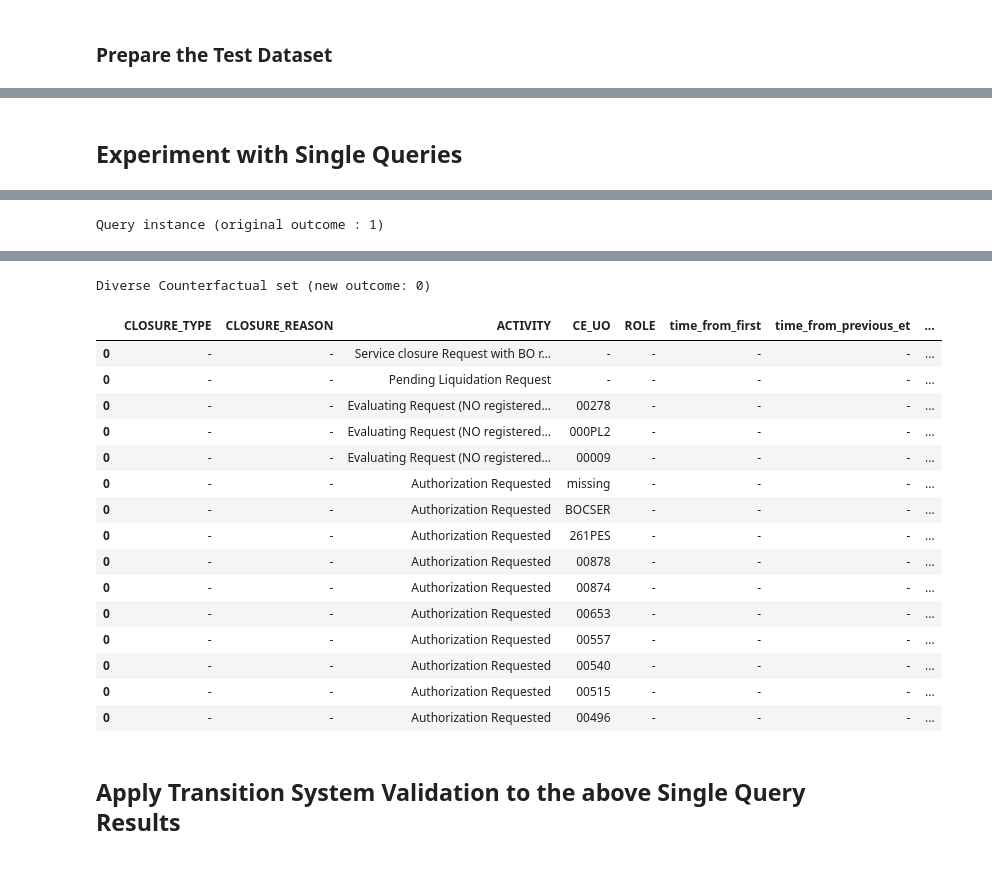
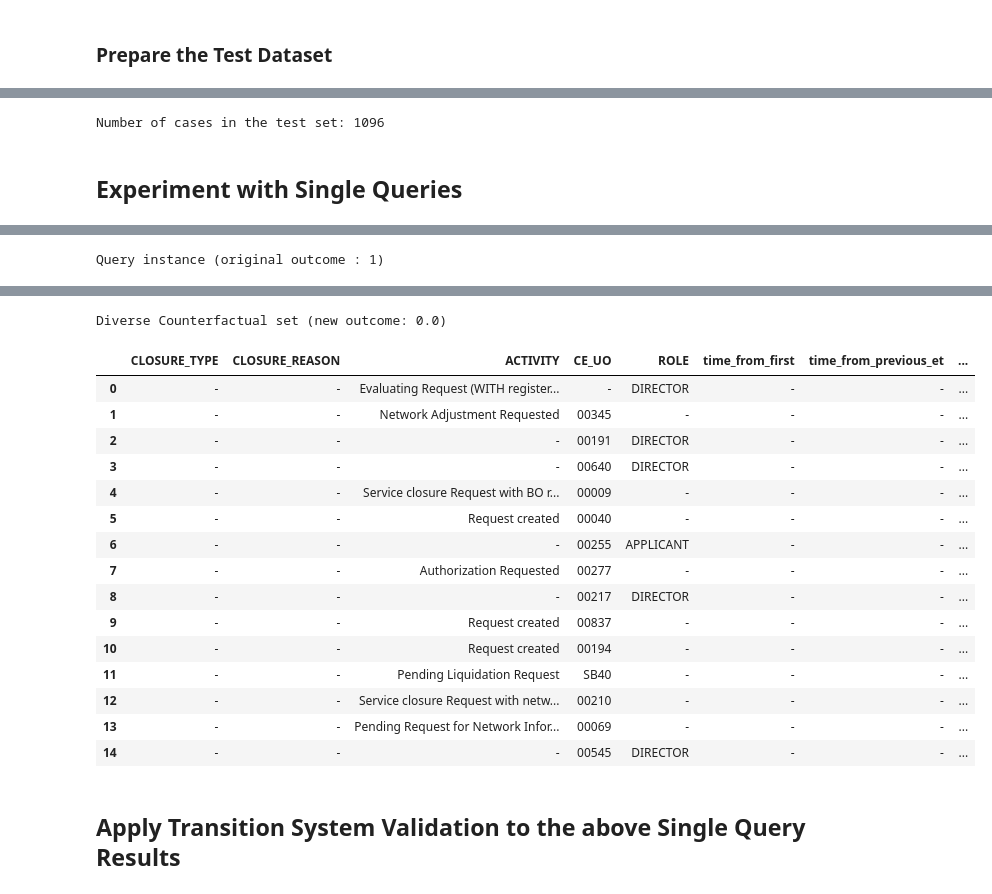
Before and after one commit to herozero777/explainable-prescriptive-analytics, a Jupyter notebook: src/03_DiCE_kpi-activity-occurrence.ipynb, the cells around one changed output, grey strips where cells are left out. Drawn from its saved outputs; the diff is of its cells as text; code cells hidden in the pictures.

```diff
--- a/src/03_DiCE_kpi-activity-occurrence.ipynb
+++ b/src/03_DiCE_kpi-activity-occurrence.ipynb
@@ -52,8 +50,8 @@ SECONDS_TO_DAYS = 60 * 60 * 24
 WINDOW_SIZE = 3
 REDUCED_KPI_TIME = 90
 TOTAL_CFS = 15                        # Number of CFs DiCE algorithm should produce
-TRAIN_DATA_SIZE = 170_335             # 170_335
-DICE_METHOD = "genetic"
+TRAIN_DATA_SIZE = 17_335             # 170_335
+DICE_METHOD = "random"
 RESULTS_FILE_PATH_N_NAME = "experiment_results/random-a01.csv"
 # ToDo store the model configurations in the pkl file as well and retrieve them from here
 proximity_weight = 0.2
@@ -218,3 +98,13 @@ Number of cases in the test set: 1096
+# %%
+# === Unpickle the Standard test-set. To standardize the test across different parameters.
+test_cases = get_test_cases(None, None, load_dataset=True, path_and_filename=os.path.join(data_dir, test_pickle_dataset_file))
+print(f"Number of cases in the test set: {len(test_cases):,}")
+
+# # === Pickle dataset for comparison of different methods
+# with open(os.path.join(data_dir, test_pickle_dataset_file), 'wb') as file:
+#     pickle.dump(test_cases, file)
+# %% [output]
+Number of cases in the test set: 1096
 # %%
 # ### Features that can vary
 # option 1:
@@ -224,20 +114,8 @@ cols_to_vary = ["ACTIVITY", "CE_UO", "ROLE"]
 
 outcome_name = "Back-Office Adjustment Requested"
 
-def prepare_df_for_ml(df, outcome_name, columns_to_remove=None) -> tuple[pd.DataFrame, pd.DataFrame]:
-    """
-    :param str outcome_name: name of the target column.
-    """
-    # Before training for ml we need to remove columns that can are not needed for ML model.
-    if columns_to_remove is None:
-        columns_to_remove = ["Change_Date+Time", "time_remaining"]
-    df = df.drop([case_id_name], axis="columns")
-    df = df.drop(columns_to_remove, axis="columns")
-    X = df.drop([outcome_name], axis=1)
-    y = df[outcome_name]
-    return X, y
+X_train, y_train = prepare_df_for_ml(df_train, case_id_name, outcome_name, columns_to_remove=["START_DATE", "END_DATE", "time_remaining"])
 
-X_train, y_train = prepare_df_for_ml(df_train, outcome_name, columns_to_remove=["START_DATE", "END_DATE", "time_remaining"])
 # X_test, y_test = prepare_df_for_ml(df_test, outcome_name)
 
 continuous_features = ["time_from_first", "time_from_previous_et", "time_from_midnight", "activity_duration", '# ACTIVITY=Service closure Request with network responsibility',
@@ -267,14 +145,14 @@ clf = Pipeline(steps=[('preprocessor', transformations),
 model = clf.fit(X_train, y_train)
 
 # ## Create DiCE model
-d_iris = dice_ml.Data(dataframe=pd.concat([X_train, y_train], axis="columns"),
+data_model = dice_ml.Data(dataframe=pd.concat([X_train, y_train], axis="columns"),
                       continuous_features=continuous_features,
                       outcome_name=outcome_name)
 
 # We provide the type of model as a parameter (model_type)
-m_iris = dice_ml.Model(model=model, backend="sklearn", model_type='classifier')
+ml_backend = dice_ml.Model(model=model, backend="sklearn", model_type='classifier')
 method = DICE_METHOD  # genetic, kdtree, random
-exp_genetic_iris = Dice(d_iris, m_iris, method=method)  # Categorical features do not support features_weights argument in generate_counterfactuals()
+explainer = Dice(data_model, ml_backend, method=method)  # Categorical features do not support features_weights argument in generate_counterfactuals()
 # exp_genetic_iris = Dice(d_iris, m_iris, method="kdtree")
 # %% [markdown]
 ## Experiment with Single Queries
@@ -299,37 +177,37 @@ df_train[sidx: eidx][[ "REQUEST_ID", "CLOSURE_TYPE", "CLOSURE_REASON", "ACTIVITY
 # %%
 sidx = 619
 eidx = 620
 
 query_instances = X_train[sidx: eidx]
-cfe = exp_genetic_iris.generate_counterfactuals(query_instances, total_CFs=15, desired_class="opposite", features_to_vary=cols_to_vary,
+cfe = explainer.generate_counterfactuals(query_instances, total_CFs=15, desired_class="opposite", features_to_vary=cols_to_vary,
                                                 permitted_range = {"ACTIVITY": ['Service closure Request with network responsibility',
                                                                             'Service closure Request with BO responsibility',
                                                                             'Pending Request for Reservation Closure', 'Pending Liquidation Request',
                                                                             'Request created','Authorization Requested', 'Evaluating Request (NO registered letter)',
                                                                             'Network Adjustment Requested', 'Evaluating Request (WITH registered letter)',
                                                                             'Pending Request for Network Information']})  # 'Back-Office Adjustment Requested'
 
 cfe.visualize_as_dataframe(show_only_changes=True)
 # %% [output]
 Query instance (original outcome : 1)
 |  | CLOSURE_TYPE | CLOSURE_REASON | ACTIVITY | CE_UO | ROLE | time_from_first | time_from_previous_et | ... |
 | 0 | Client Recess | 1 - Client lost | Pending Request for Reservation C... | BOC | BACK-OFFICE | 26354849 | 810 | ... |
-Diverse Counterfactual set (new outcome: 0)
+Diverse Counterfactual set (new outcome: 0.0)
 |  | CLOSURE_TYPE | CLOSURE_REASON | ACTIVITY | CE_UO | ROLE | time_from_first | time_from_previous_et | ... |
-| 0 | - | - | Service closure Request with BO r... | - | - | - | - | ... |
-| 0 | - | - | Pending Liquidation Request | - | - | - | - | ... |
-| 0 | - | - | Evaluating Request (NO registered... | 00278 | - | - | - | ... |
-| 0 | - | - | Evaluating Request (NO registered... | 000PL2 | - | - | - | ... |
-| 0 | - | - | Evaluating Request (NO registered... | 00009 | - | - | - | ... |
-| 0 | - | - | Authorization Requested | missing | - | - | - | ... |
-| 0 | - | - | Authorization Requested | BOCSER | - | - | - | ... |
-| 0 | - | - | Authorization Requested | 261PES | - | - | - | ... |
-| 0 | - | - | Authorization Requested | 00878 | - | - | - | ... |
-| 0 | - | - | Authorization Requested | 00874 | - | - | - | ... |
-| 0 | - | - | Authorization Requested | 00653 | - | - | - | ... |
-| 0 | - | - | Authorization Requested | 00557 | - | - | - | ... |
-| 0 | - | - | Authorization Requested | 00540 | - | - | - | ... |
-| 0 | - | - | Authorization Requested | 00515 | - | - | - | ... |
-| 0 | - | - | Authorization Requested | 00496 | - | - | - | ... |
+| 0 | - | - | Evaluating Request (WITH register... | - | DIRECTOR | - | - | ... |
+| 1 | - | - | Network Adjustment Requested | 00345 | - | - | - | ... |
+| 2 | - | - | - | 00191 | DIRECTOR | - | - | ... |
+| 3 | - | - | - | 00640 | DIRECTOR | - | - | ... |
+| 4 | - | - | Service closure Request with BO r... | 00009 | - | - | - | ... |
+| 5 | - | - | Request created | 00040 | - | - | - | ... |
+| 6 | - | - | - | 00255 | APPLICANT | - | - | ... |
+| 7 | - | - | Authorization Requested | 00277 | - | - | - | ... |
+| 8 | - | - | - | 00217 | DIRECTOR | - | - | ... |
+| 9 | - | - | Request created | 00837 | - | - | - | ... |
+| 10 | - | - | Request created | 00194 | - | - | - | ... |
+| 11 | - | - | Pending Liquidation Request | SB40 | - | - | - | ... |
+| 12 | - | - | Service closure Request with netw... | 00210 | - | - | - | ... |
+| 13 | - | - | Pending Request for Network Infor... | 00069 | - | - | - | ... |
+| 14 | - | - | - | 00545 | DIRECTOR | - | - | ... |
 # %% [markdown]
 ## Apply Transition System Validation to the above Single Query Results
```
Also changed, not shown: parts of 23 cells of this notebook, 5 other files.
